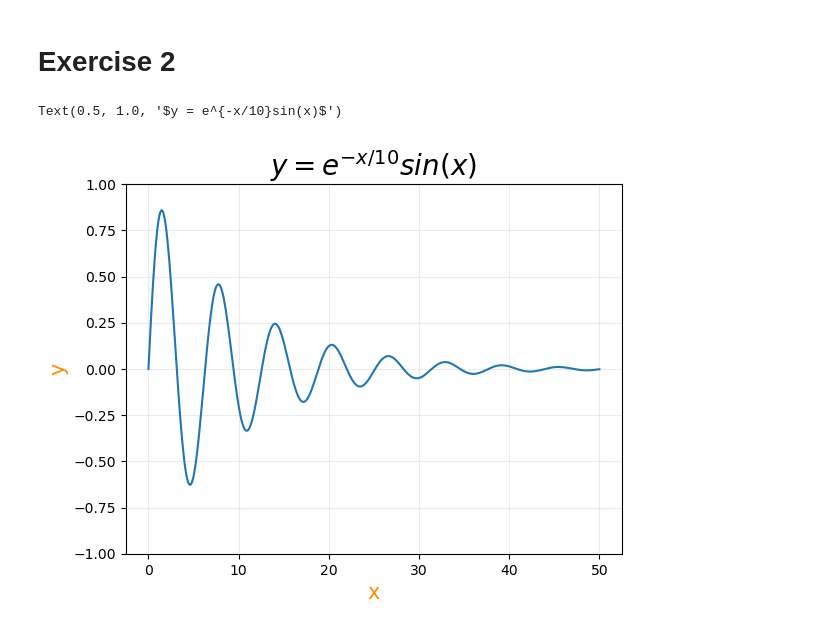
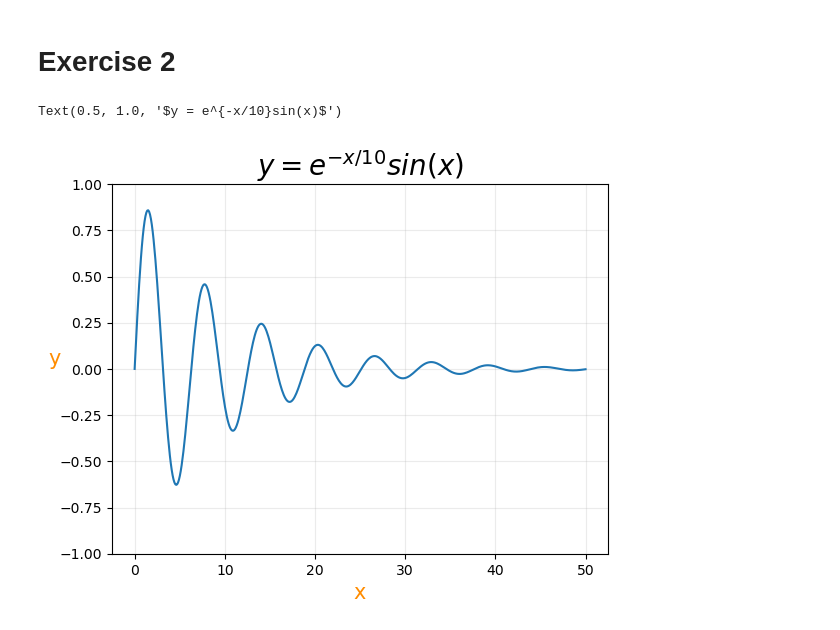
Before and after one commit to SPS-SP2273/learning-portfolio-esper-j, a Jupyter notebook: 7.2_plotting__exercises/plotting_(need)_exercises.ipynb, the cells around one changed output. Saved outputs shown, nothing was run; the diff lists cells and outputs as text; code cells hidden in the pictures.

```diff
--- a/7.2_plotting__exercises/plotting_(need)_exercises.ipynb
+++ b/7.2_plotting__exercises/plotting_(need)_exercises.ipynb
@@ -30,14 +30,14 @@ plt.show()
 # %%
 x_1 = np.linspace(0, 50, 500)
 y_2 = np.e**((-x_1)/10) * np.sin(x_1)
 
 
 plt.plot(x_1, y_2, color = "tab:blue")
 plt.ylim([-1, 1])
 plt.xlabel('x', color= 'darkorange', fontsize = 15)
-plt.ylabel('y', color= 'darkorange', fontsize = 15)
+plt.ylabel('y', color= 'darkorange', fontsize = 15, rotation=0)
 plt.grid(alpha=0.25)
 plt.title('$y = e^{-x/10}sin(x)$', fontsize = 20)
 # %% [output]
 Text(0.5, 1.0, '$y = e^{-x/10}sin(x)$')
-[figure, old version]
+[figure, new version]
```
